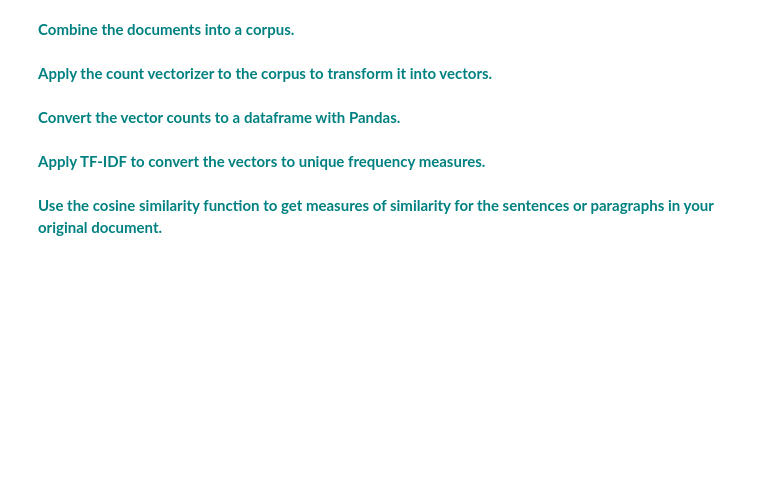
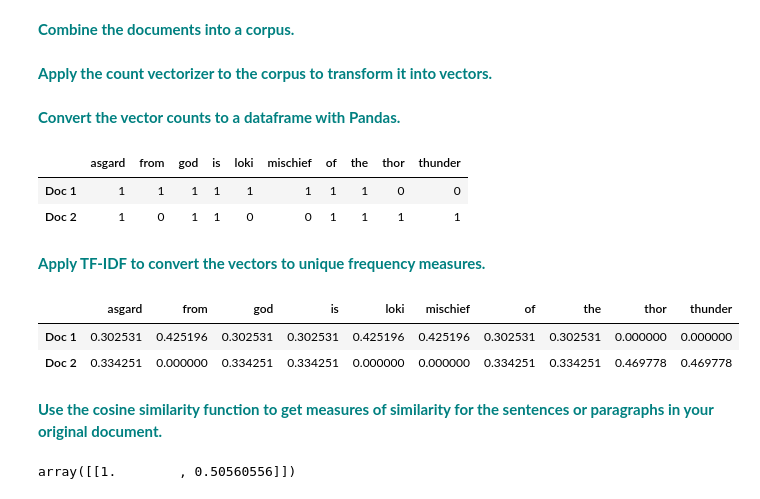
Before and after one commit to Khalif81/Cosine_Sim, a Jupyter notebook: Cosine_Similarity_Test_Drive_KhalifOliver.ipynb, the cells around one changed output. Cells and saved outputs as stored; diff of their text form; code cells hidden in the pictures; blank space fills up the shorter version.

```diff
--- a/Cosine_Similarity_Test_Drive_KhalifOliver.ipynb
+++ b/Cosine_Similarity_Test_Drive_KhalifOliver.ipynb
@@ -198,25 +198,46 @@ array([[1.        , 0.26055567]])
 # %% [markdown]
 Replace the current values for `Document 0` and `Document 1` with your own sentence or paragraph and apply the same steps as we did in the above example.
 # %%
-Doc1='Loki is god of Mischief from Asgard'
-Doc2='The Asgard god of Thunder is Thor'
+Doc1 = 'Loki is the god of Mischief from Asgard'
+Doc2 = 'The Asgard god of Thunder is Thor'
 # %% [markdown]
  **<font color='teal'> Combine the documents into a corpus.</font>**
 # %%
 corpus12=[Doc1, Doc2]
 # %% [markdown]
  **<font color='teal'> Apply the count vectorizer to the corpus to transform it into vectors.</font>**
+# %%
+cnt_vect=CountVectorizer()
+X_train_cnts=cnt_vect.fit_transform(corpus12)
+# %% [markdown]
+ **<font color='teal'> Convert the vector counts to a dataframe with Pandas.</font>**
+# %%
+pd.DataFrame(X_train_cnts.toarray(),
+             columns = cnt_vect.get_feature_names(),
+             index=['Doc 1', 'Doc 2']
+            )
+# %% [output]
+|  | asgard | from | god | is | loki | mischief | of | the | thor | thunder |
+| Doc 1 | 1 | 1 | 1 | 1 | 1 | 1 | 1 | 1 | 0 | 0 |
+| Doc 2 | 1 | 0 | 1 | 1 | 0 | 0 | 1 | 1 | 1 | 1 |
+# %% [markdown]
+ **<font color='teal'> Apply TF-IDF to convert the vectors to unique frequency measures.</font>**
 # %%
 vectoriser=TfidfVectorizer()
 trsfmr=vectoriser.fit_transform(corpus12)
-# %% [markdown]
- **<font color='teal'> Convert the vector counts to a dataframe with Pandas.</font>**
 # %%
-pd.DataFrame(trsfmr.toarray,
+pd.DataFrame(trsfmr.toarray(),
              columns=vectoriser.get_feature_names(),
              index=['Doc 1', 'Doc 2']
             )
+# %% [output]
+|  | asgard | from | god | is | loki | mischief | of | the | thor | thunder |
+| Doc 1 | 0.302531 | 0.425196 | 0.302531 | 0.302531 | 0.425196 | 0.425196 | 0.302531 | 0.302531 | 0.000000 | 0.000000 |
+| Doc 2 | 0.334251 | 0.000000 | 0.334251 | 0.334251 | 0.000000 | 0.000000 | 0.334251 | 0.334251 | 0.469778 | 0.469778 |
-# %% [markdown]
- **<font color='teal'> Apply TF-IDF to convert the vectors to unique frequency measures.</font>**
 # %% [markdown]
  **<font color='teal'> Use the cosine similarity function to get measures of similarity for the sentences or paragraphs in your original document.</font>**
+# %%
+cos_sim2=cosine_similarity(trsfmr[0:1], trsfmr)
+cos_sim2
+# %% [output]
+array([[1.        , 0.50560556]])
```
Also changed, not shown: parts of 1 cell of this notebook.
